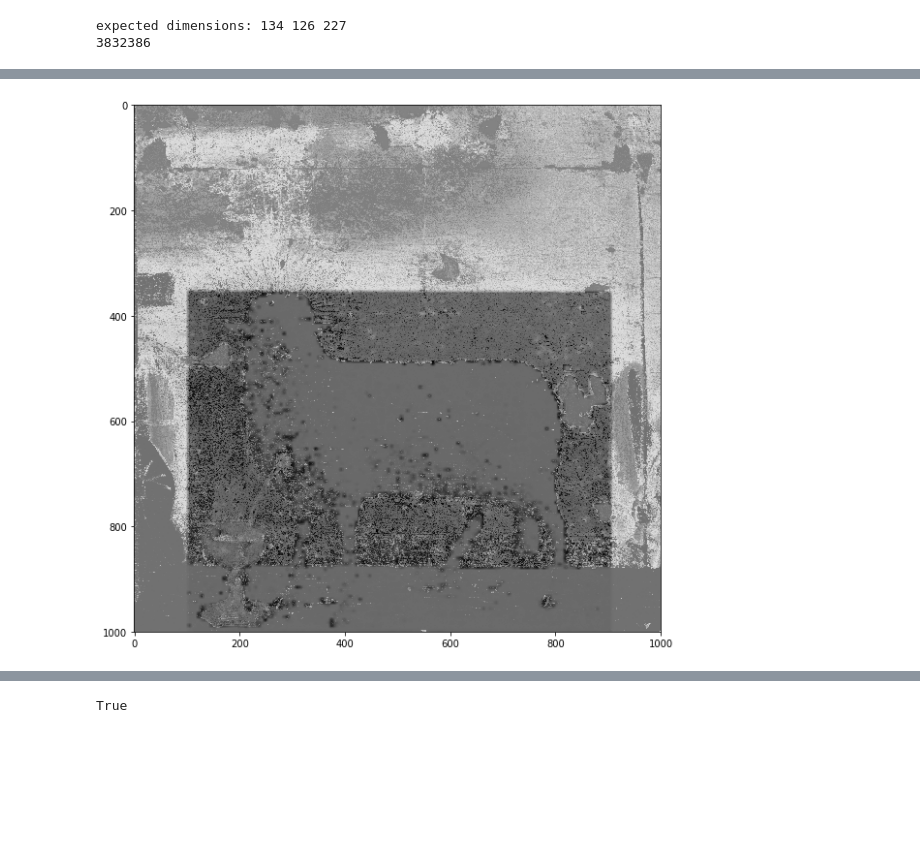
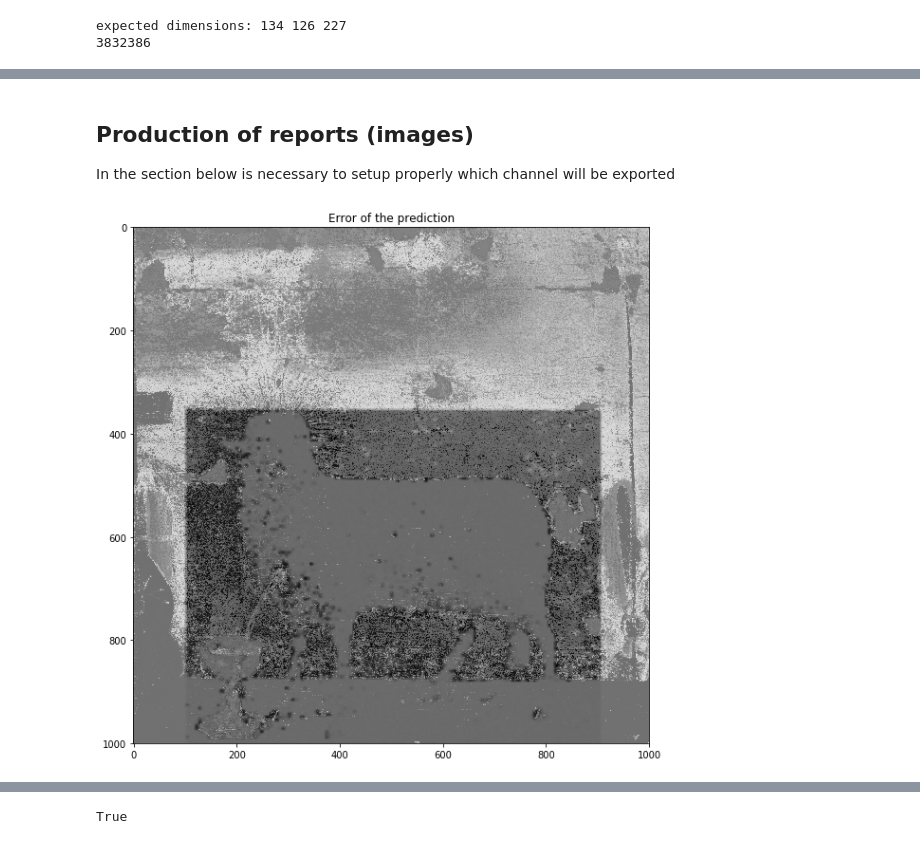
Before and after one commit to gimlidc/igre, a Jupyter notebook: notebooks/11_lamb_upscale.ipynb, the cells around one changed output, grey strips where cells are left out. Cells and saved outputs as stored; diff of their text form; code cells hidden in the pictures; blank space fills up the shorter version.

```diff
--- a/notebooks/11_lamb_upscale.ipynb
+++ b/notebooks/11_lamb_upscale.ipynb
@@ -129,8 +114,0 @@ plt.show()
-# %%
-f_med = np.zeros(f_norm.shape)
-for dim in range(f_med.shape[2]):
-    f_med[:,:,dim] = sig.medfilt(f_norm[:,:,dim], kernel_size=5)
-# %%
-pd_med = np.zeros(pd_norm.shape)
-for dim in range(pd_med.shape[2]):
-    pd_med[:,:,dim] = sig.medfilt(pd_norm[:,:,dim], kernel_size=7)
@@ -343,15 +385,24 @@ plt.show()
+# %% [markdown]
+## Production of reports (images)
+In the section below is necessary to setup properly which channel will be exported
+# %%
+xrpd_dim = 5 # one of [1, 3, 5]
+pd_up_dim = 2 # one of [0, 1, 2]
+filename_base = "lty" # one of ["hc", "c", "lty"] hydrocerrusite, cerrusite, lead-tin yellow
 # %%
-pd_up_denorm = (pd_up[:,:,2] + cv2.warpAffine(gain[:,:,2], Tcv2, (1000,1000))) * pd_std[5] + pd_avg[5]
-pd_up_denorm[0,0] = np.min(xrpd[:,:,5])
-pd_up_denorm [-1,-1] = np.max(xrpd[:,:,5])
+pd_up_denorm = (pd_up[:,:,pd_up_dim] + cv2.warpAffine(gain[:,:,2], Tcv2, (1000,1000))) \
+                * pd_std[xrpd_dim] + pd_avg[xrpd_dim]
+pd_up_denorm[0,0] = np.min(xrpd[:,:,xrpd_dim])
+pd_up_denorm [-1,-1] = np.max(xrpd[:,:,xrpd_dim])
 # %%
 plt.figure(figsize=(10,10))
 plt.imshow(
-    pd_up_denorm - cv2.warpAffine(xrpd[:,:,5], Tcv2, (1000,1000)),
+    pd_up_denorm - cv2.warpAffine(xrpd[:,:,xrpd_dim], Tcv2, (1000,1000)),
     cmap="gray")
+plt.title("Error of the prediction")
 plt.show()
 # %% [output]
-[figure, old version]
+[figure, new version]
 # %%
 plt.figure(figsize=(10,10))
 plt.imshow(pd_up_denorm, cmap="gray")
```
Also changed, not shown: parts of 69 cells of this notebook, 7 other files.
